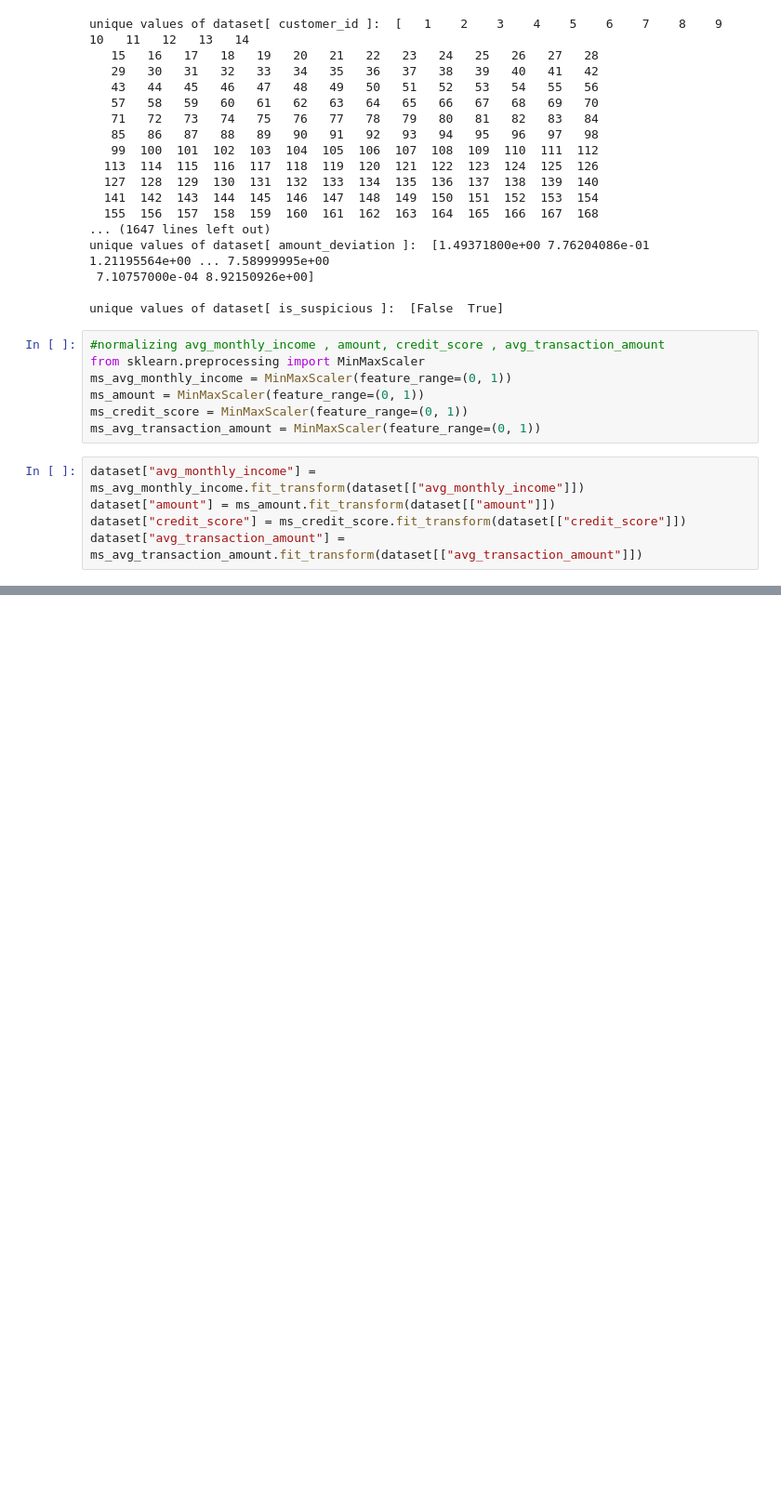
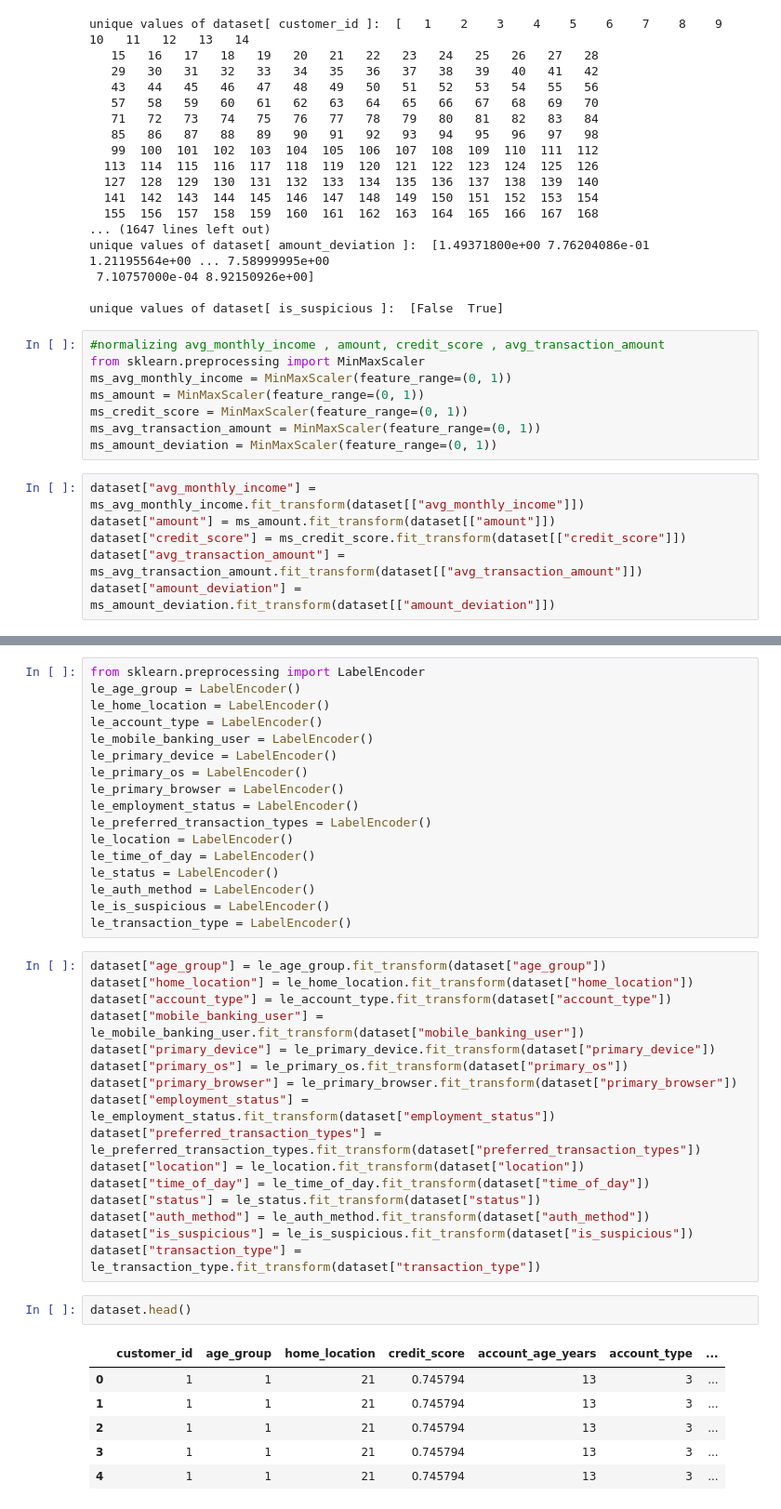
Before and after one commit to SandeshKhatiwada05/Data-Science-And-Machine-Learning-Course, a Jupyter notebook: Decision Support System/Suspicious_Transaction_Detection_Using_Customer_Transaction_Data_Integration.ipynb, the cells around one changed output, grey strips where cells are left out. Shown: that part at 93% size. Cells and saved outputs as stored; diff of their text form; blank space fills up the shorter version.

```diff
--- a/Decision Support System/Suspicious_Transaction_Detection_Using_Customer_Transaction_Data_Integration.ipynb
+++ b/Decision Support System/Suspicious_Transaction_Detection_Using_Customer_Transaction_Data_Integration.ipynb
@@ -187,8 +187,10 @@ ms_avg_monthly_income = MinMaxScaler(feature_range=(0, 1))
 ms_amount = MinMaxScaler(feature_range=(0, 1))
 ms_credit_score = MinMaxScaler(feature_range=(0, 1))
 ms_avg_transaction_amount = MinMaxScaler(feature_range=(0, 1))
+ms_amount_deviation = MinMaxScaler(feature_range=(0, 1))
 # %%
 dataset["avg_monthly_income"] = ms_avg_monthly_income.fit_transform(dataset[["avg_monthly_income"]])
 dataset["amount"] = ms_amount.fit_transform(dataset[["amount"]])
 dataset["credit_score"] = ms_credit_score.fit_transform(dataset[["credit_score"]])
 dataset["avg_transaction_amount"] = ms_avg_transaction_amount.fit_transform(dataset[["avg_transaction_amount"]])
+dataset["amount_deviation"] = ms_amount_deviation.fit_transform(dataset[["amount_deviation"]])
@@ -194,0 +200,42 @@ dataset["avg_transaction_amount"] = ms_avg_transaction_amount.fit_transform(data
+# %%
+from sklearn.preprocessing import LabelEncoder
+le_age_group = LabelEncoder()
+le_home_location = LabelEncoder()
+le_account_type = LabelEncoder()
+le_mobile_banking_user = LabelEncoder()
+le_primary_device = LabelEncoder()
+le_primary_os = LabelEncoder()
+le_primary_browser = LabelEncoder()
+le_employment_status = LabelEncoder()
+le_preferred_transaction_types = LabelEncoder()
+le_location = LabelEncoder()
+le_time_of_day = LabelEncoder()
+le_status = LabelEncoder()
+le_auth_method = LabelEncoder()
+le_is_suspicious = LabelEncoder()
+le_transaction_type = LabelEncoder()
+# %%
+dataset["age_group"] = le_age_group.fit_transform(dataset["age_group"])
+dataset["home_location"] = le_home_location.fit_transform(dataset["home_location"])
+dataset["account_type"] = le_account_type.fit_transform(dataset["account_type"])
+dataset["mobile_banking_user"] = le_mobile_banking_user.fit_transform(dataset["mobile_banking_user"])
+dataset["primary_device"] = le_primary_device.fit_transform(dataset["primary_device"])
+dataset["primary_os"] = le_primary_os.fit_transform(dataset["primary_os"])
+dataset["primary_browser"] = le_primary_browser.fit_transform(dataset["primary_browser"])
+dataset["employment_status"] = le_employment_status.fit_transform(dataset["employment_status"])
+dataset["preferred_transaction_types"] = le_preferred_transaction_types.fit_transform(dataset["preferred_transaction_types"])
+dataset["location"] = le_location.fit_transform(dataset["location"])
+dataset["time_of_day"] = le_time_of_day.fit_transform(dataset["time_of_day"])
+dataset["status"] = le_status.fit_transform(dataset["status"])
+dataset["auth_method"] = le_auth_method.fit_transform(dataset["auth_method"])
+dataset["is_suspicious"] = le_is_suspicious.fit_transform(dataset["is_suspicious"])
+dataset["transaction_type"] = le_transaction_type.fit_transform(dataset["transaction_type"])
+# %%
+dataset.head()
+# %% [output]
+|  | customer_id | age_group | home_location | credit_score | account_age_years | account_type | ... |
+| 0 | 1 | 1 | 21 | 0.745794 | 13 | 3 | ... |
+| 1 | 1 | 1 | 21 | 0.745794 | 13 | 3 | ... |
+| 2 | 1 | 1 | 21 | 0.745794 | 13 | 3 | ... |
+| 3 | 1 | 1 | 21 | 0.745794 | 13 | 3 | ... |
+| 4 | 1 | 1 | 21 | 0.745794 | 13 | 3 | ... |
```
Also changed, not shown: parts of 2 cells of this notebook.
